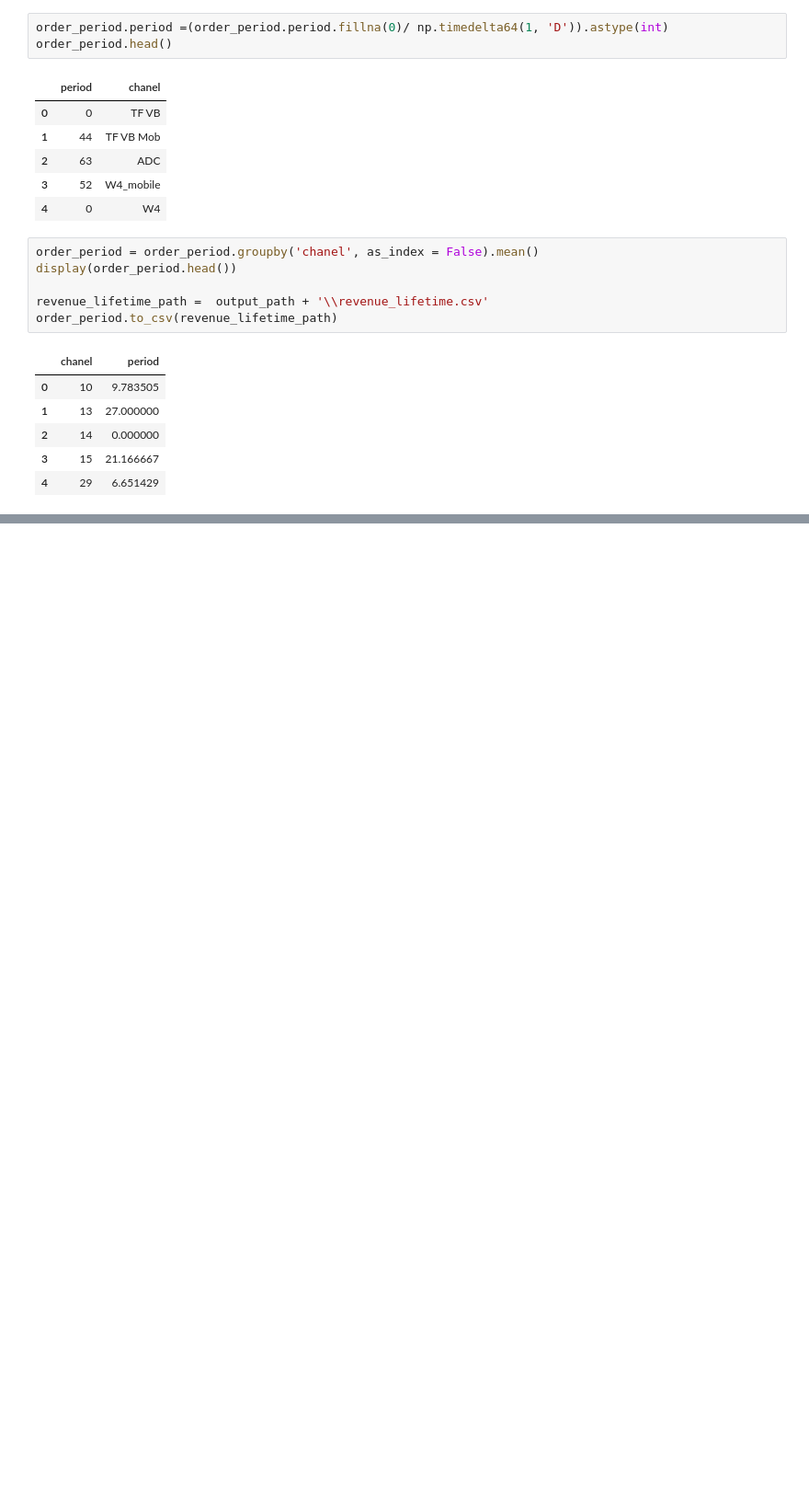
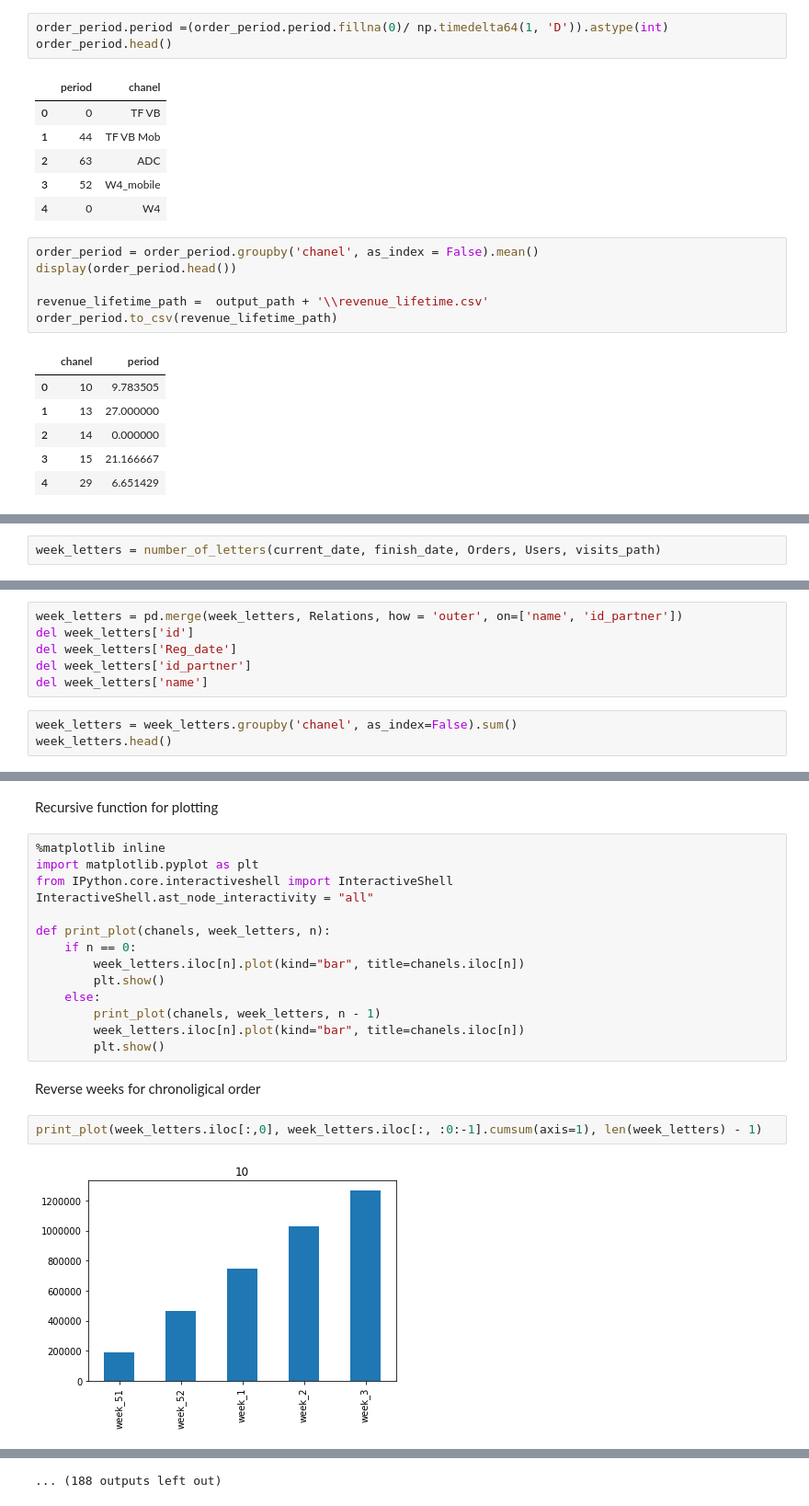
Before and after one commit to MChaus/genesis_hw_3, a Jupyter notebook: hw_3_final_version_part_2.ipynb, the cells around one changed output, grey strips where cells are left out. Shown at 92% size. Saved outputs shown, nothing was run; the diff lists cells and outputs as text; blank space fills up the shorter version.

```diff
--- a/hw_3_final_version_part_2.ipynb
+++ b/hw_3_final_version_part_2.ipynb
@@ -131,0 +143,2 @@ order_period.to_csv(revenue_lifetime_path)
+# %%
+week_letters = number_of_letters(current_date, finish_date, Orders, Users, visits_path)
@@ -131,0 +176,9 @@ order_period.to_csv(revenue_lifetime_path)
+# %%
+week_letters = pd.merge(week_letters, Relations, how = 'outer', on=['name', 'id_partner'])
+del week_letters['id']
+del week_letters['Reg_date']
+del week_letters['id_partner']
+del week_letters['name']
+# %%
+week_letters = week_letters.groupby('chanel', as_index=False).sum()
+week_letters.head()
@@ -131,0 +192,22 @@ order_period.to_csv(revenue_lifetime_path)
+# %% [markdown]
+Recursive function for plotting
+# %%
+%matplotlib inline
+import matplotlib.pyplot as plt
+from IPython.core.interactiveshell import InteractiveShell
+InteractiveShell.ast_node_interactivity = "all"
+
+def print_plot(chanels, week_letters, n):
+    if n == 0:
+        week_letters.iloc[n].plot(kind="bar", title=chanels.iloc[n])
+        plt.show()
+    else:
+        print_plot(chanels, week_letters, n - 1)
+        week_letters.iloc[n].plot(kind="bar", title=chanels.iloc[n])
+        plt.show()
+# %% [markdown]
+Reverse weeks for chronoligical order
+# %%
+print_plot(week_letters.iloc[:,0], week_letters.iloc[:, :0:-1].cumsum(axis=1), len(week_letters) - 1)
+# %% [output]
+[figure, added]
@@ -131,0 +225 @@ order_period.to_csv(revenue_lifetime_path)
+... (188 outputs left out)
```
Also changed, not shown: parts of 11 cells of this notebook, 2 other files.
